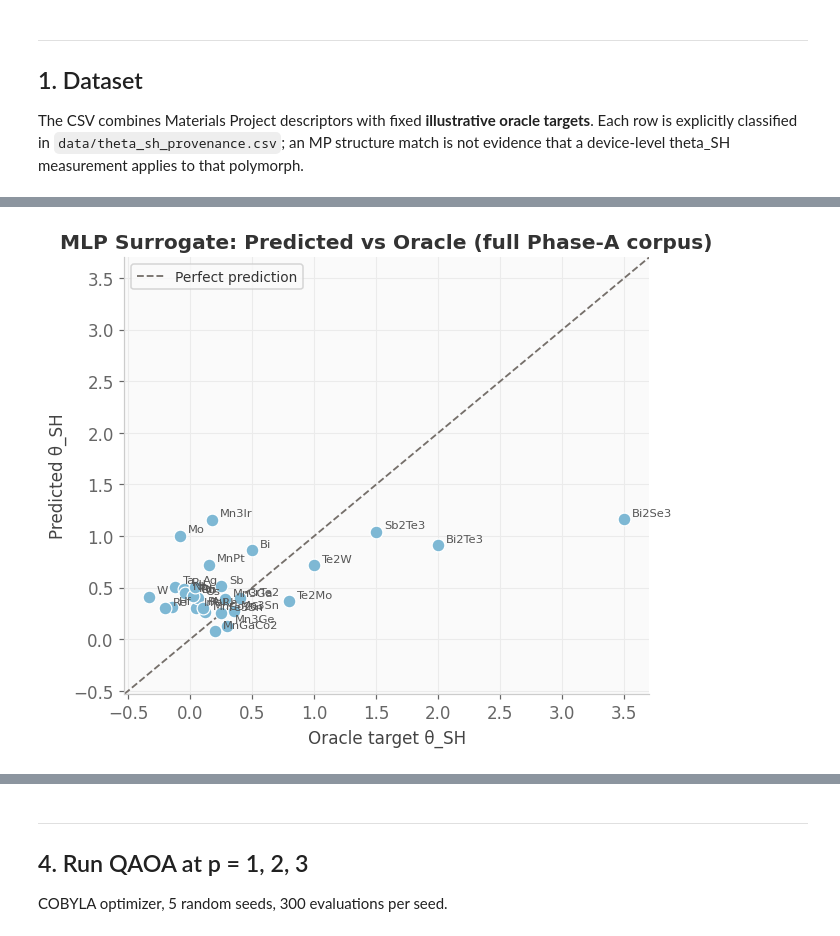
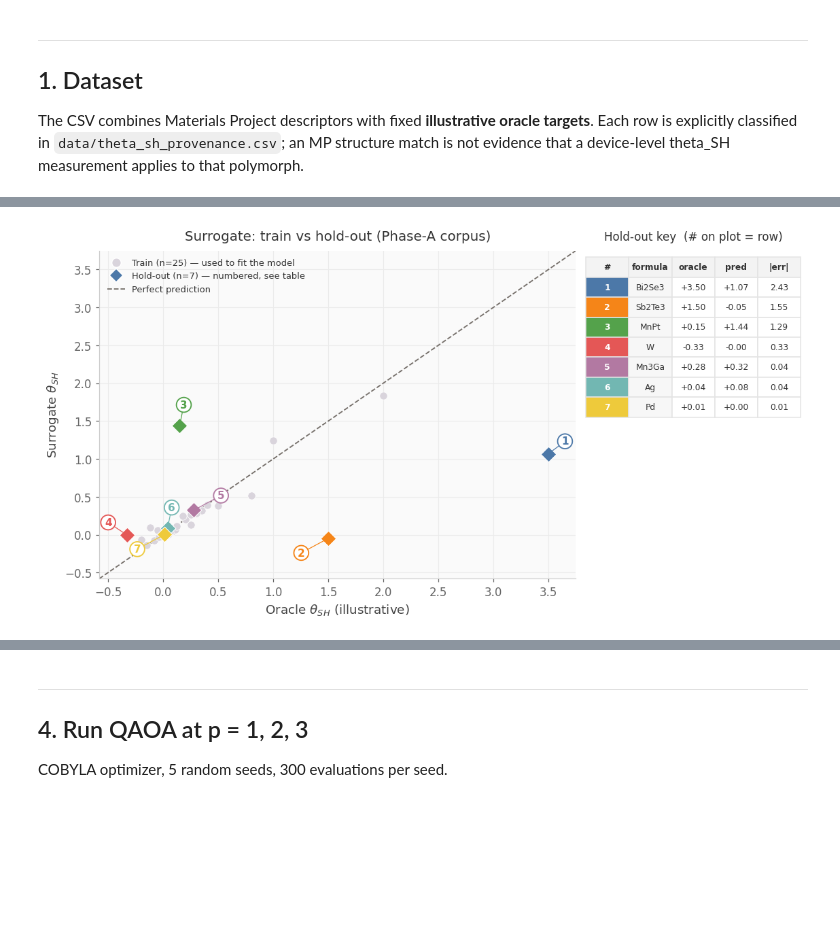
Before and after one commit to ARPAQLS/spinq-vqe, a Jupyter notebook: notebooks/04_soc_qaoa.ipynb, the cells around one changed output, grey strips where cells are left out. Drawn from its saved outputs; the diff is of its cells as text; code cells hidden in the pictures; blank space fills up the shorter version.

```diff
--- a/notebooks/04_soc_qaoa.ipynb
+++ b/notebooks/04_soc_qaoa.ipynb
@@ -101,48 +109,58 @@ The scatter below is an **in-sample fit on the full Phase-A corpus**. A near-dia
 # %%
+from pathlib import Path
+
+# --- Full-corpus diagnostics with hold-out (generalization figure) ---
 sr_full = surrogate.train_surrogate(
-    ds, hidden_layer_sizes=(64, 32), max_iter=3000, random_state=0
+    ds,
+    hidden_layer_sizes=(64, 32),
+    max_iter=3000,
+    random_state=0,
+    cv_strategy='kfold',
+    cv_folds=5,
+    hold_out_frac=0.2,
 )
 surrogate.surrogate_summary(sr_full)
 
-# Full-corpus diagnostic (diversity / CV-ready at n>=20)
-theta_pred_full = surrogate.predict(sr_full, ds.records)
-theta_true_full = ds.theta_sh_values
-formulas_full = ds.formulas
+train_ds, hold_ds = surrogate.split_hold_out(ds, hold_out_frac=0.2, random_state=0)
+theta_train_pred = surrogate.predict(sr_full, train_ds.records)
+theta_hold_pred = surrogate.predict(sr_full, hold_ds.records)
 
-print(f'\nFull corpus: {ds.n_samples} materials')
-print(f'Oracle target θ_SH range: [{theta_true_full.min():.3f}, {theta_true_full.max():.3f}]')
-print(f'Predicted θ_SH range: [{theta_pred_full.min():.3f}, {theta_pred_full.max():.3f}]')
+print(f'Train RMSE:     {sr_full.metrics.train_rmse:.4f}  (n={sr_full.metrics.n_samples})')
+print(f'CV RMSE / R2:   {sr_full.metrics.cv_rmse:.4f} / {sr_full.metrics.cv_r2:.3f}  ({sr_full.metrics.cv_strategy})')
+print(f'Hold-out RMSE:  {sr_full.metrics.hold_out_rmse:.4f}  (n={sr_full.metrics.n_hold_out})')
+print(f'Hold-out formulas: {list(sr_full.metrics.hold_out_formulas)}')
 
-residuals = theta_pred_full - theta_true_full
-rmse = float(np.sqrt(np.mean(residuals**2)))
-print(f'RMSE (full train):  {rmse:.4f}')
+fig = utils.plot_surrogate_holdout(
+    train_ds.theta_sh_values, theta_train_pred,
+    hold_ds.theta_sh_values, theta_hold_pred, hold_ds.formulas,
+    save_path='../figures/surrogate_predictions.png',
+)
+plt.show()
+print('Saved -> figures/surrogate_predictions.png')
 
-fig, ax = plt.subplots(figsize=(6, 5))
-ax.scatter(theta_true_full, theta_pred_full, color=PAL['qaoa'], s=70, zorder=3, edgecolors='white', linewidths=0.8)
-lim = (min(theta_true_full.min(), theta_pred_full.min()) - 0.2,
-       max(theta_true_full.max(), theta_pred_full.max()) + 0.2)
-ax.plot(lim, lim, '--', color=PAL['actual'], lw=1.2, label='Perfect prediction')
-for i, f in enumerate(formulas_full):
-    ax.annotate(f, (theta_true_full[i], theta_pred_full[i]),
-                textcoords='offset points', xytext=(5, 2), fontsize=7.5, color='#555')
-ax.set_xlabel('Oracle target θ_SH')
-ax.set_ylabel('Predicted θ_SH')
-ax.set_title('MLP Surrogate: Predicted vs Oracle (full Phase-A corpus)', fontweight='semibold', color='#333')
-ax.legend(fontsize=9)
-ax.set_xlim(lim); ax.set_ylim(lim)
-plt.tight_layout()
-plt.savefig('../figures/surrogate_predictions.png', dpi=150, bbox_inches='tight')
-plt.show()
-print('Saved → figures/surrogate_predictions.png')
+# --- QAOA oracle: in-sample on historical N=12 pool (published continuity) ---
+pool = surrogate.qaoa_pool_dataset(ds)
+theta_oracle, pool_metrics = surrogate.predict_oracle(
+    pool, mode='in_sample', hidden_layer_sizes=(64, 32), max_iter=3000, random_state=0,
+)
+_, pool_loo = surrogate.predict_oracle(
+    pool, mode='loocv', hidden_layer_sizes=(64, 32), max_iter=3000, random_state=0,
+)
+formulas = pool.formulas
+print(
+    f'QAOA-pool in-sample RMSE: {pool_metrics.train_rmse:.4f}  |  '
+    f'LOOCV RMSE: {pool_loo.cv_rmse:.4f}  (N={pool.n_samples}, oracle=in_sample)'
+)
 
-# QAOA oracle: separate in-sample fit on the historical N=12 pool
-pool = surrogate.qaoa_pool_dataset(ds)
-sr = surrogate.train_surrogate(
-    pool, hidden_layer_sizes=(64, 32), max_iter=3000, random_state=0
+surrogate.save_surrogate_metrics(
+    sr_full.metrics,
+    Path('..') / 'data' / 'surrogate_metrics.csv',
+    extra={
+        'pool_n': pool.n_samples,
+        'pool_train_rmse': f'{pool_metrics.train_rmse:.6f}',
+        'pool_loocv_rmse': f'{pool_loo.cv_rmse:.6f}',
+        'pool_oracle_mode': 'in_sample',
+    },
 )
-theta_pred = surrogate.predict(sr, pool.records)
-theta_true = pool.theta_sh_values
-formulas = pool.formulas
-rmse_pool = float(np.sqrt(np.mean((theta_pred - theta_true) ** 2)))
-print(f'QAOA-pool train RMSE: {rmse_pool:.4f}  (N={pool.n_samples})')
+print('Saved → data/surrogate_metrics.csv')
 # %% [output]
@@ -155 +173 @@ RMSE (full train):  0.6330
-[figure, old version]
+[figure, new version]
```
Also changed, not shown: parts of 6 cells of this notebook, 17 other files.
